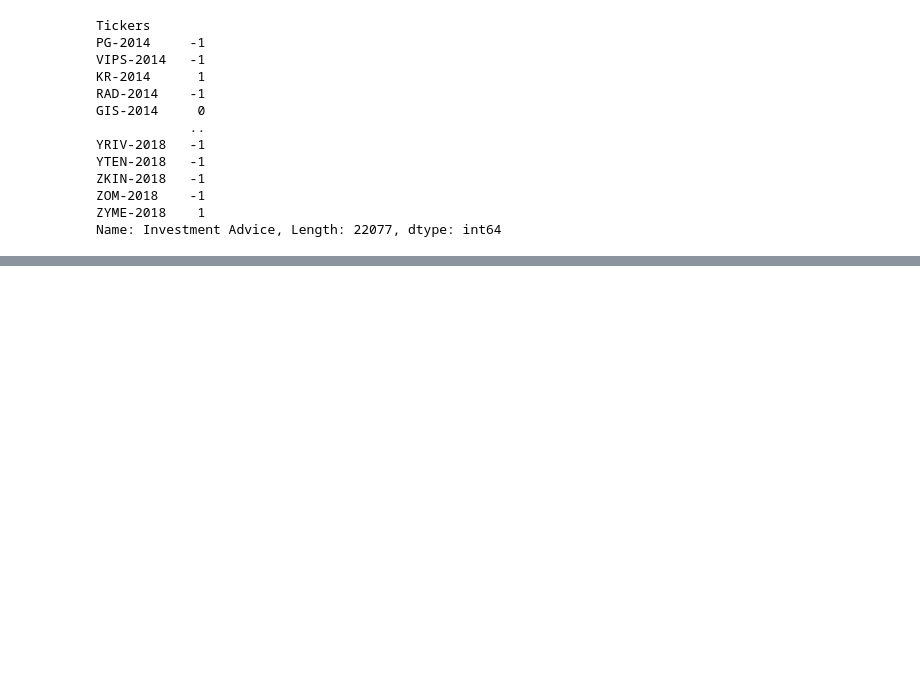
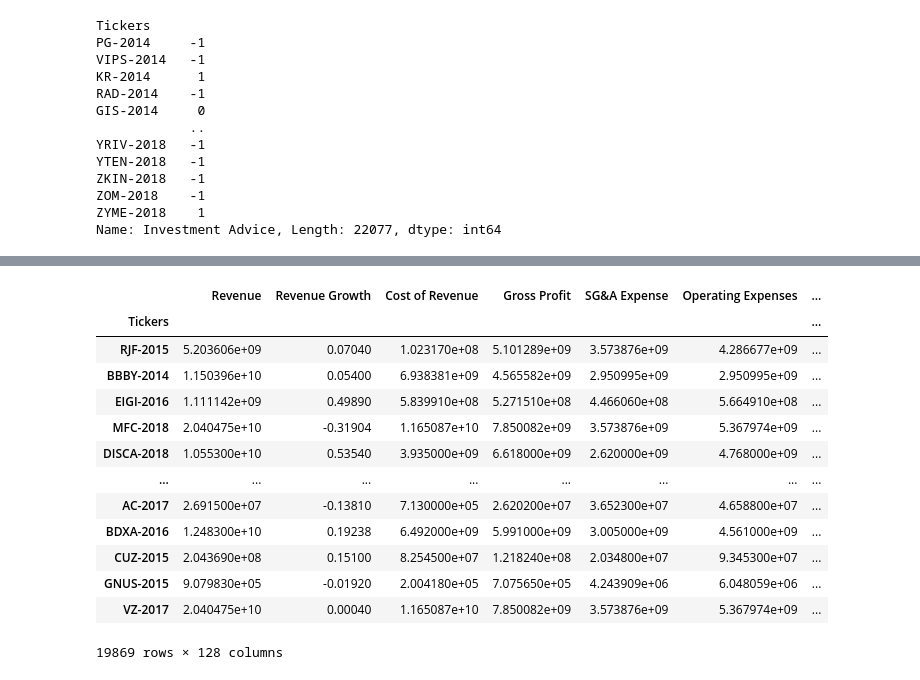
Before and after one commit to frheus/ML_Finance, a Jupyter notebook: test.ipynb, the cells around one changed output, grey strips where cells are left out. Saved outputs shown, nothing was run; the diff lists cells and outputs as text; code cells hidden in the pictures; blank space fills up the shorter version.

Commit message:
train/test split and filling missing values

```diff
--- a/test.ipynb
+++ b/test.ipynb
@@ -476,3 +473,5 @@ ZKIN-2018   -1
 ZOM-2018    -1
 ZYME-2018    1
 Name: Investment Advice, Length: 22077, dtype: int64
+# %%
+x_train, x_test, y_train, y_test = train_test_split(sp_df,response,test_size=0.1, random_state=21)
@@ -478,0 +494,21 @@ Name: Investment Advice, Length: 22077, dtype: int64
+# %%
+# store Sectors df since we will need it later but lose it during calculation of the mean
+sectors_df = x_train['Sector']
+x_train_ = x_train.groupby(['Sector']).transform(lambda x: x.fillna(x.mean()))
+x_train = pd.concat([x_train_, sectors_df], axis=1)
+x_train
+# %% [output]
+|  | Revenue | Revenue Growth | Cost of Revenue | Gross Profit | SG&A Expense | Operating Expenses | ... |
+| Tickers |  |  |  |  |  |  | ... |
+| RJF-2015 | 5.203606e+09 | 0.07040 | 1.023170e+08 | 5.101289e+09 | 3.573876e+09 | 4.286677e+09 | ... |
+| BBBY-2014 | 1.150396e+10 | 0.05400 | 6.938381e+09 | 4.565582e+09 | 2.950995e+09 | 2.950995e+09 | ... |
+| EIGI-2016 | 1.111142e+09 | 0.49890 | 5.839910e+08 | 5.271510e+08 | 4.466060e+08 | 5.664910e+08 | ... |
+| MFC-2018 | 2.040475e+10 | -0.31904 | 1.165087e+10 | 7.850082e+09 | 3.573876e+09 | 5.367974e+09 | ... |
+| DISCA-2018 | 1.055300e+10 | 0.53540 | 3.935000e+09 | 6.618000e+09 | 2.620000e+09 | 4.768000e+09 | ... |
+| ... | ... | ... | ... | ... | ... | ... | ... |
+| AC-2017 | 2.691500e+07 | -0.13810 | 7.130000e+05 | 2.620200e+07 | 3.652300e+07 | 4.658800e+07 | ... |
+| BDXA-2016 | 1.248300e+10 | 0.19238 | 6.492000e+09 | 5.991000e+09 | 3.005000e+09 | 4.561000e+09 | ... |
+| CUZ-2015 | 2.043690e+08 | 0.15100 | 8.254500e+07 | 1.218240e+08 | 2.034800e+07 | 9.345300e+07 | ... |
+| GNUS-2015 | 9.079830e+05 | -0.01920 | 2.004180e+05 | 7.075650e+05 | 4.243909e+06 | 6.048059e+06 | ... |
+| VZ-2017 | 2.040475e+10 | 0.00040 | 1.165087e+10 | 7.850082e+09 | 3.573876e+09 | 5.367974e+09 | ... |
+19869 rows × 128 columns
```
Also changed, not shown: parts of 5 cells of this notebook.
